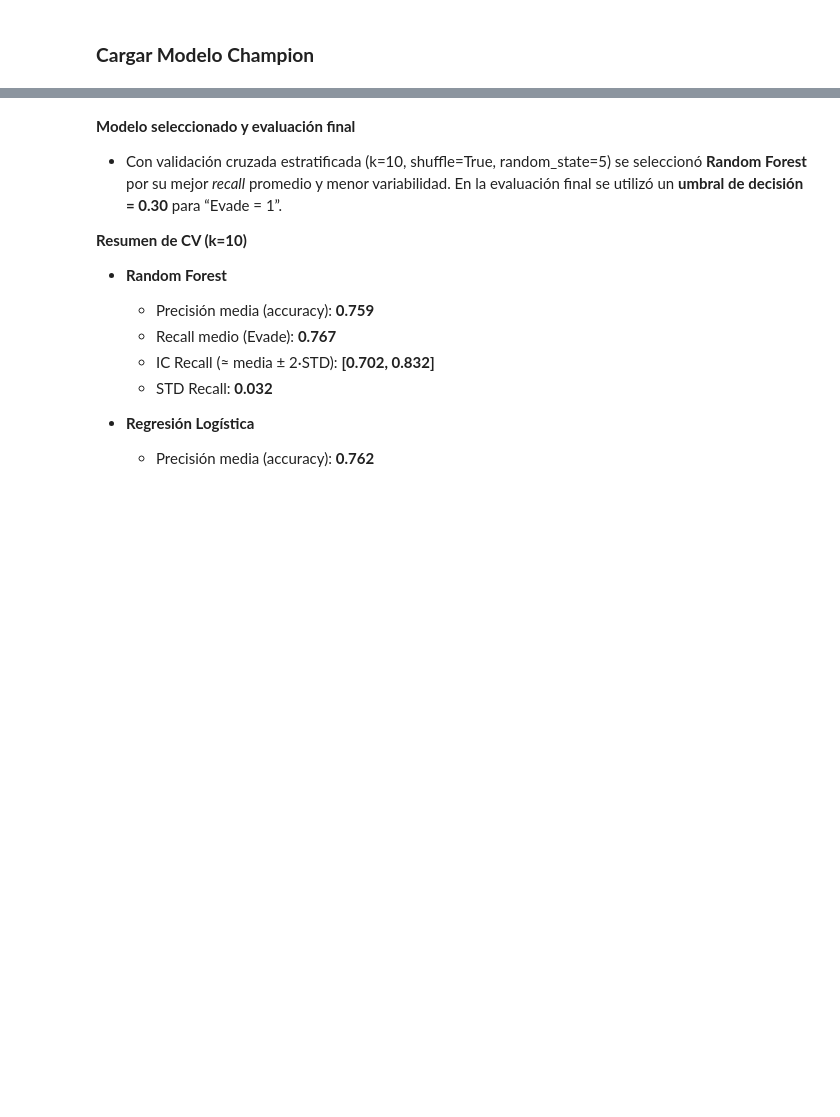
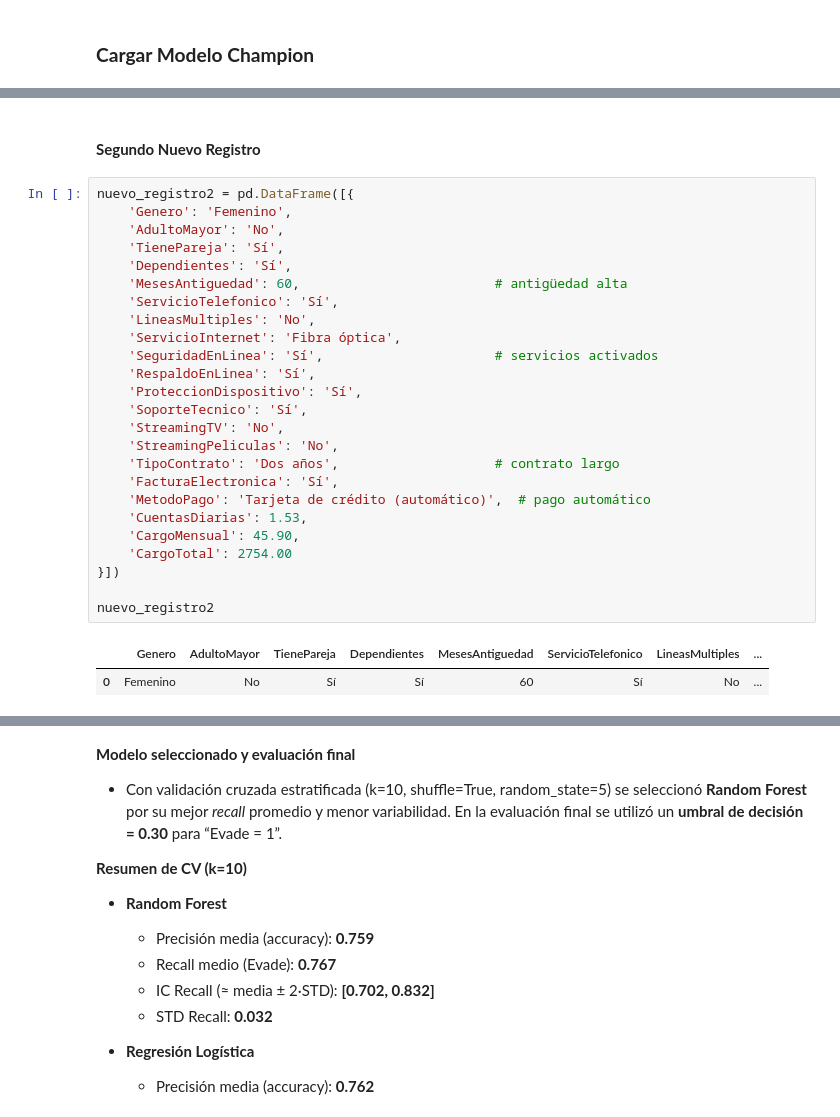
Before and after one commit to DanielRaiicHu/telecom_x_2, a Jupyter notebook: telecom_x_2.ipynb, the cells around one changed output, grey strips where cells are left out. Saved outputs shown, nothing was run; the diff lists cells and outputs as text; blank space fills up the shorter version.

```diff
--- a/telecom_x_2.ipynb
+++ b/telecom_x_2.ipynb
@@ -1844,0 +1806,30 @@ else:
+# %% [markdown]
+#### **Segundo Nuevo Registro**
+# %%
+nuevo_registro2 = pd.DataFrame([{
+    'Genero': 'Femenino',
+    'AdultoMayor': 'No',
+    'TienePareja': 'Sí',
+    'Dependientes': 'Sí',
+    'MesesAntiguedad': 60,                         # antigüedad alta
+    'ServicioTelefonico': 'Sí',
+    'LineasMultiples': 'No',
+    'ServicioInternet': 'Fibra óptica',
+    'SeguridadEnLinea': 'Sí',                      # servicios activados
+    'RespaldoEnLinea': 'Sí',
+    'ProteccionDispositivo': 'Sí',
+    'SoporteTecnico': 'Sí',
+    'StreamingTV': 'No',
+    'StreamingPeliculas': 'No',
+    'TipoContrato': 'Dos años',                    # contrato largo
+    'FacturaElectronica': 'Sí',
+    'MetodoPago': 'Tarjeta de crédito (automático)',  # pago automático
+    'CuentasDiarias': 1.53,
+    'CargoMensual': 45.90,
+    'CargoTotal': 2754.00
+}])
+
+nuevo_registro2
+# %% [output]
+|  | Genero | AdultoMayor | TienePareja | Dependientes | MesesAntiguedad | ServicioTelefonico | LineasMultiples | ... |
+| 0 | Femenino | No | Sí | Sí | 60 | Sí | No | ... |
```
Also changed, not shown: parts of 16 cells of this notebook.
